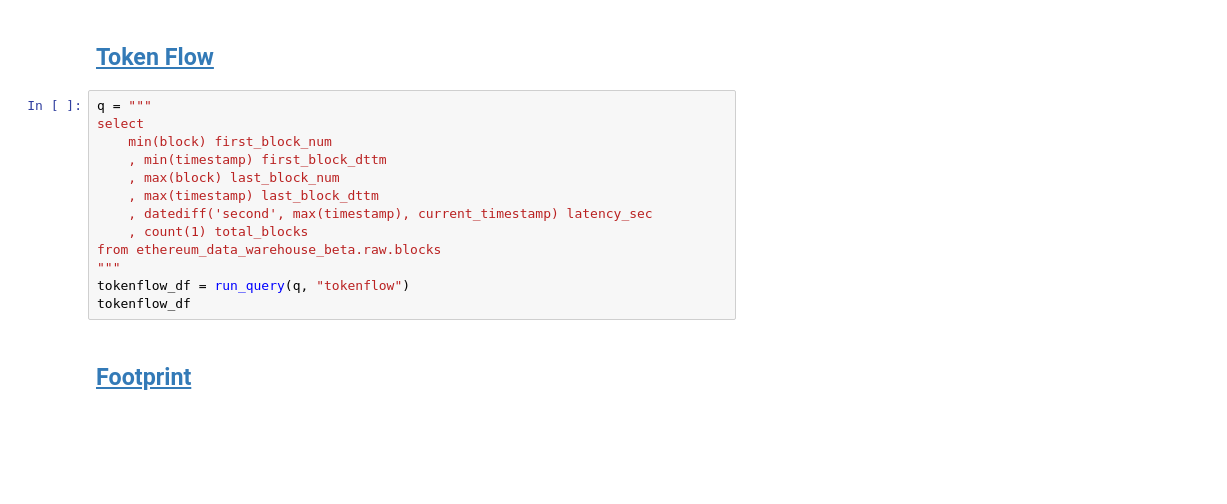
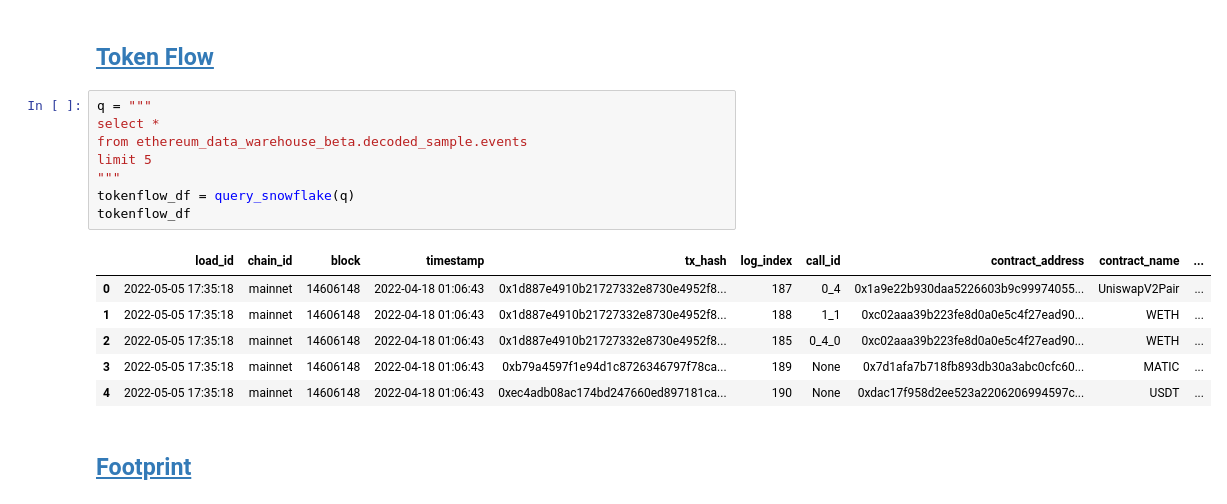
Before and after one commit to PrimoData/blockchain_data, a Jupyter notebook: Query_Blockchain_Data.ipynb, the cells around one changed output. Drawn from its saved outputs; the diff is of its cells as text; blank space fills up the shorter version.

```diff
--- a/Query_Blockchain_Data.ipynb
+++ b/Query_Blockchain_Data.ipynb
@@ -275,18 +302,20 @@ q = """
 # %% [markdown]
 ## [Token Flow](https://tokenflow.live/)
-# %%
-q = """
-select
-    min(block) first_block_num
-    , min(timestamp) first_block_dttm
-    , max(block) last_block_num
-    , max(timestamp) last_block_dttm
-    , datediff('second', max(timestamp), current_timestamp) latency_sec
-    , count(1) total_blocks
-from ethereum_data_warehouse_beta.raw.blocks
-"""
-tokenflow_df = run_query(q, "tokenflow")
-tokenflow_df
+# %%
+q = """
+select *
+from ethereum_data_warehouse_beta.decoded_sample.events
+limit 5
+"""
+tokenflow_df = query_snowflake(q)
+tokenflow_df
+# %% [output]
+|  | load_id | chain_id | block | timestamp | tx_hash | log_index | call_id | contract_address | contract_name | ... |
+| 0 | 2022-05-05 17:35:18 | mainnet | 14606148 | 2022-04-18 01:06:43 | 0x1d887e4910b21727332e8730e4952f8... | 187 | 0_4 | 0x1a9e22b930daa5226603b9c99974055... | UniswapV2Pair | ... |
+| 1 | 2022-05-05 17:35:18 | mainnet | 14606148 | 2022-04-18 01:06:43 | 0x1d887e4910b21727332e8730e4952f8... | 188 | 1_1 | 0xc02aaa39b223fe8d0a0e5c4f27ead90... | WETH | ... |
+| 2 | 2022-05-05 17:35:18 | mainnet | 14606148 | 2022-04-18 01:06:43 | 0x1d887e4910b21727332e8730e4952f8... | 185 | 0_4_0 | 0xc02aaa39b223fe8d0a0e5c4f27ead90... | WETH | ... |
+| 3 | 2022-05-05 17:35:18 | mainnet | 14606148 | 2022-04-18 01:06:43 | 0xb79a4597f1e94d1c8726346797f78ca... | 189 | None | 0x7d1afa7b718fb893db30a3abc0cfc60... | MATIC | ... |
+| 4 | 2022-05-05 17:35:18 | mainnet | 14606148 | 2022-04-18 01:06:43 | 0xec4adb08ac174bd247660ed897181ca... | 190 | None | 0xdac17f958d2ee523a2206206994597c... | USDT | ... |
 # %% [markdown]
 ## [Footprint](https://footprint.network/)
 # %%
```
Also changed, not shown: parts of 24 cells of this notebook, 2 other files.
